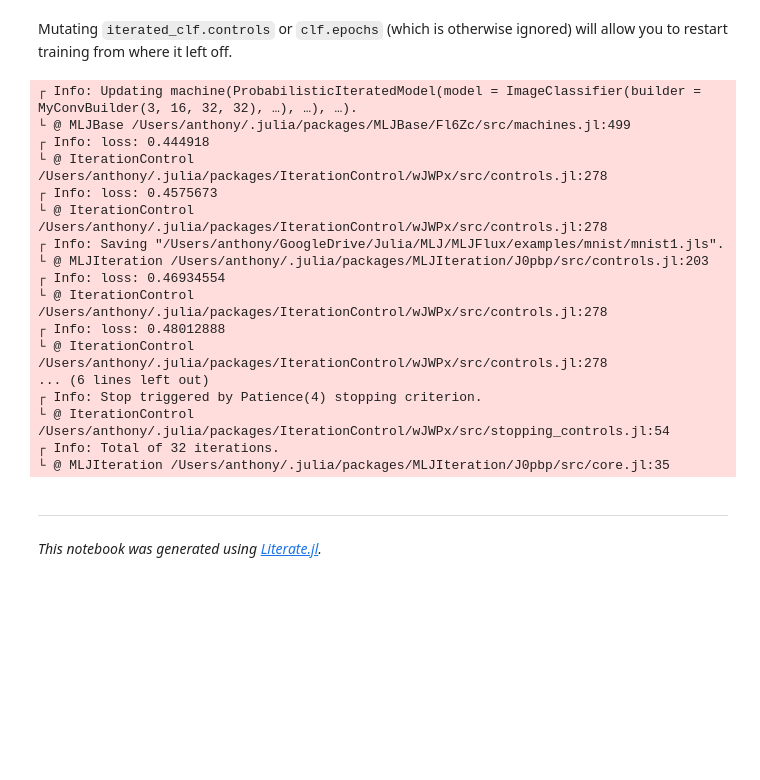
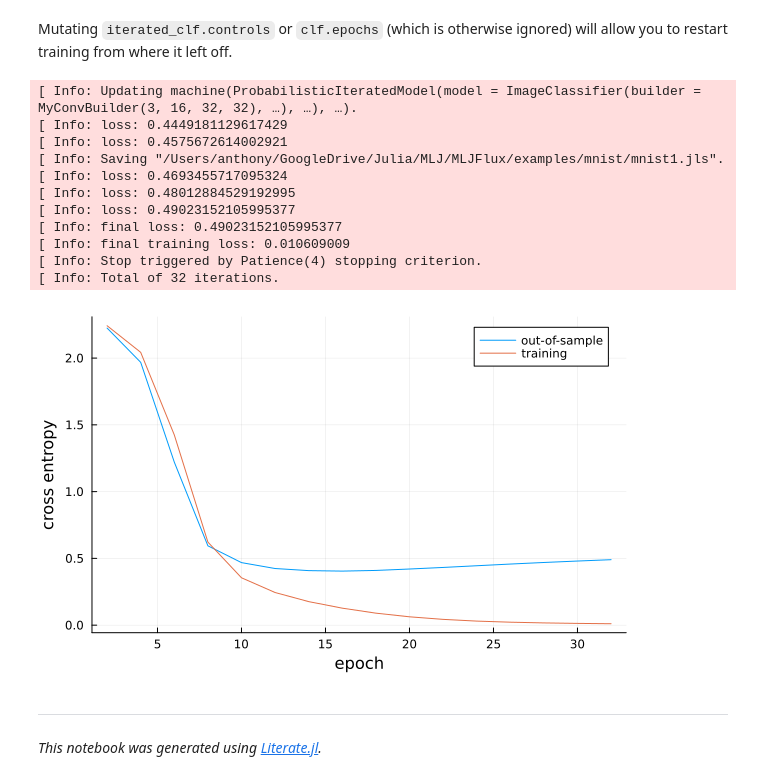
Before and after one commit to FluxML/MLJFlux.jl, a Jupyter notebook: examples/mnist/notebook.ipynb, the cells around one changed output. Cells and saved outputs as stored; diff of their text form; code cells hidden in the pictures; blank space fills up the shorter version.

```diff
--- a/examples/mnist/notebook.ipynb
+++ b/examples/mnist/notebook.ipynb
@@ -25,4 +26,4 @@ Downloading the MNIST image dataset:
 import MLDatasets: MNIST
 
 ENV["DATADEPS_ALWAYS_ACCEPT"] = true
-images, labels = MNIST.traindata();
+images, labels = MNIST(split=:train)[:];
@@ -291,24 +282,27 @@ The controls to apply:
 save_control =
     MLJIteration.skip(Save(joinpath(DIR, "mnist.jls")), predicate=3)
 
-controls=[Step(2),
-          Patience(3),
-          InvalidValue(),
-          TimeLimit(5/60),
-          save_control,
-          WithLossDo(),
-          WithLossDo(update_loss),
-          WithTrainingLossesDo(update_training_loss),
-          Callback(update_means),
-          WithIterationsDo(update_epochs)
+controls=[
+    Step(2),
+    Patience(3),
+    InvalidValue(),
+    TimeLimit(5/60),
+    save_control,
+    WithLossDo(),
+    WithLossDo(update_loss),
+    WithTrainingLossesDo(update_training_loss),
+    Callback(update_means),
+    WithIterationsDo(update_epochs),
 ];
 # %% [markdown]
 The "self-iterating" classifier:
 # %%
-iterated_clf = IteratedModel(model=clf,
-                       controls=controls,
-                       resampling=Holdout(fraction_train=0.7),
-                       measure=log_loss)
+iterated_clf = IteratedModel(
+    clf,
+    controls=controls,
+    resampling=Holdout(fraction_train=0.7),
+    measure=log_loss,
+)
 # %% [output]
 ProbabilisticIteratedModel(
   model = ImageClassifier(
@@ -391,30 +403,28 @@ ignored) will allow you to restart training from where it left off.
 # %%
 iterated_clf.controls[2] = Patience(4)
 fit!(mach, rows=1:500)
 
-plot(epochs, losses,
-     xlab = "epoch",
-     ylab = "cross entropy",
-     label="out-of-sample")
+plot(
+    epochs,
+    losses,
+    xlab = "epoch",
+    ylab = "cross entropy",
+    label="out-of-sample",
+)
 plot!(epochs, training_losses, label="training")
 # %% [output]
-┌ Info: Updating machine(ProbabilisticIteratedModel(model = ImageClassifier(builder = MyConvBuilder(3, 16, 32, 32), …), …), …).
-└ @ MLJBase /Users/anthony/.julia/packages/MLJBase/Fl6Zc/src/machines.jl:499
-┌ Info: loss: 0.444918
-└ @ IterationControl /Users/anthony/.julia/packages/IterationControl/wJWPx/src/controls.jl:278
-┌ Info: loss: 0.4575673
-└ @ IterationControl /Users/anthony/.julia/packages/IterationControl/wJWPx/src/controls.jl:278
-┌ Info: Saving "/Users/anthony/GoogleDrive/Julia/MLJ/MLJFlux/examples/mnist/mnist1.jls".
-└ @ MLJIteration /Users/anthony/.julia/packages/MLJIteration/J0pbp/src/controls.jl:203
-┌ Info: loss: 0.46934554
-└ @ IterationControl /Users/anthony/.julia/packages/IterationControl/wJWPx/src/controls.jl:278
-┌ Info: loss: 0.48012888
-└ @ IterationControl /Users/anthony/.julia/packages/IterationControl/wJWPx/src/controls.jl:278
-... (6 lines left out)
-┌ Info: Stop triggered by Patience(4) stopping criterion.
-└ @ IterationControl /Users/anthony/.julia/packages/IterationControl/wJWPx/src/stopping_controls.jl:54
-┌ Info: Total of 32 iterations.
-└ @ MLJIteration /Users/anthony/.julia/packages/MLJIteration/J0pbp/src/core.jl:35
+[ Info: Updating machine(ProbabilisticIteratedModel(model = ImageClassifier(builder = MyConvBuilder(3, 16, 32, 32), …), …), …).
+[ Info: loss: 0.4449181129617429
+[ Info: loss: 0.4575672614002921
+[ Info: Saving "/Users/anthony/GoogleDrive/Julia/MLJ/MLJFlux/examples/mnist/mnist1.jls".
+[ Info: loss: 0.4693455717095324
+[ Info: loss: 0.48012884529192995
+[ Info: loss: 0.49023152105995377
+[ Info: final loss: 0.49023152105995377
+[ Info: final training loss: 0.010609009
+[ Info: Stop triggered by Patience(4) stopping criterion.
+[ Info: Total of 32 iterations.
+[figure, added]
 # %% [markdown]
 ---
 
```
Also changed, not shown: parts of 17 cells of this notebook, 6 other files.
